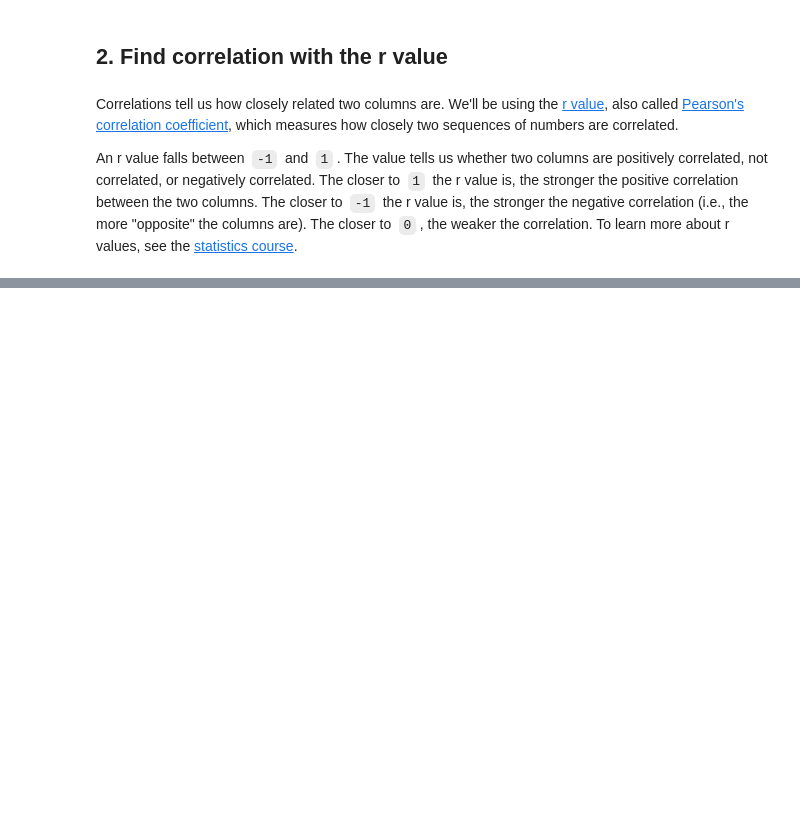
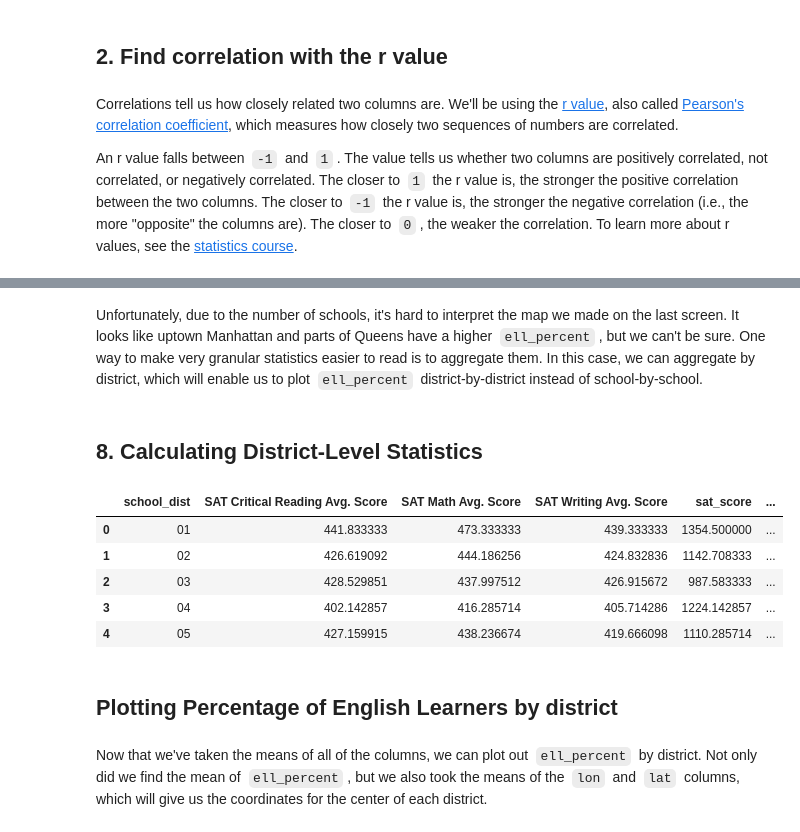
Before and after one commit to VictorOmondi1997/Data-Cleaning-Walkthrough, a Jupyter notebook: Data Cleaning Walkthrough.ipynb, the cells around one changed output, grey strips where cells are left out. Cells and saved outputs as stored; diff of their text form; code cells hidden in the pictures; blank space fills up the shorter version.

```diff
--- a/Data Cleaning Walkthrough.ipynb
+++ b/Data Cleaning Walkthrough.ipynb
@@ -730,0 +873,18 @@ An r value falls between  `-1`  and  `1` . The value tells us whether two col
+# %% [markdown]
+Unfortunately, due to the number of schools, it's hard to interpret the map we made on the last screen. It looks like uptown Manhattan and parts of Queens have a higher  `ell_percent` , but we can't be sure. One way to make very granular statistics easier to read is to aggregate them. In this case, we can aggregate by district, which will enable us to plot  `ell_percent`  district-by-district instead of school-by-school.
+# %% [markdown]
+## 8. Calculating District-Level Statistics
+# %%
+districts = combined.groupby('school_dist').agg(np.mean).reset_index()
+districts.head()
+# %% [output]
+|  | school_dist | SAT Critical Reading Avg. Score | SAT Math Avg. Score | SAT Writing Avg. Score | sat_score | ... |
+| 0 | 01 | 441.833333 | 473.333333 | 439.333333 | 1354.500000 | ... |
+| 1 | 02 | 426.619092 | 444.186256 | 424.832836 | 1142.708333 | ... |
+| 2 | 03 | 428.529851 | 437.997512 | 426.915672 | 987.583333 | ... |
+| 3 | 04 | 402.142857 | 416.285714 | 405.714286 | 1224.142857 | ... |
+| 4 | 05 | 427.159915 | 438.236674 | 419.666098 | 1110.285714 | ... |
+# %% [markdown]
+## Plotting Percentage of English Learners by district
+# %% [markdown]
+Now that we've taken the means of all of the columns, we can plot out  `ell_percent`  by district. Not only did we find the mean of  `ell_percent` , but we also took the means of the  `lon`  and  `lat`  columns, which will give us the coordinates for the center of each district.
```
Also changed, not shown: parts of 23 cells of this notebook.
